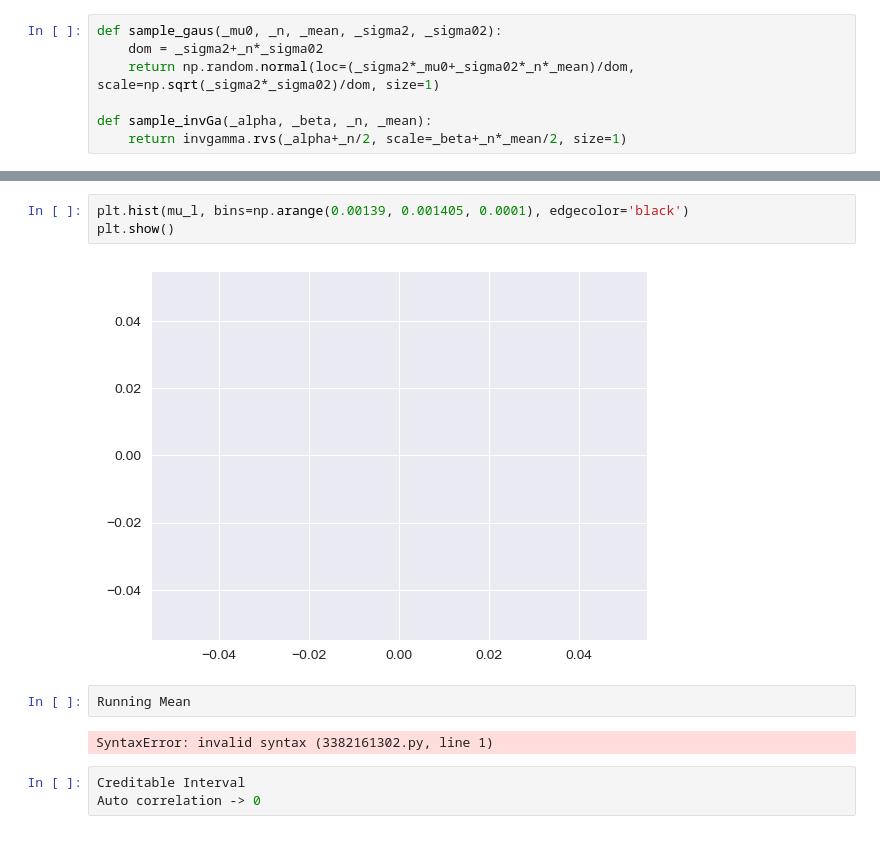
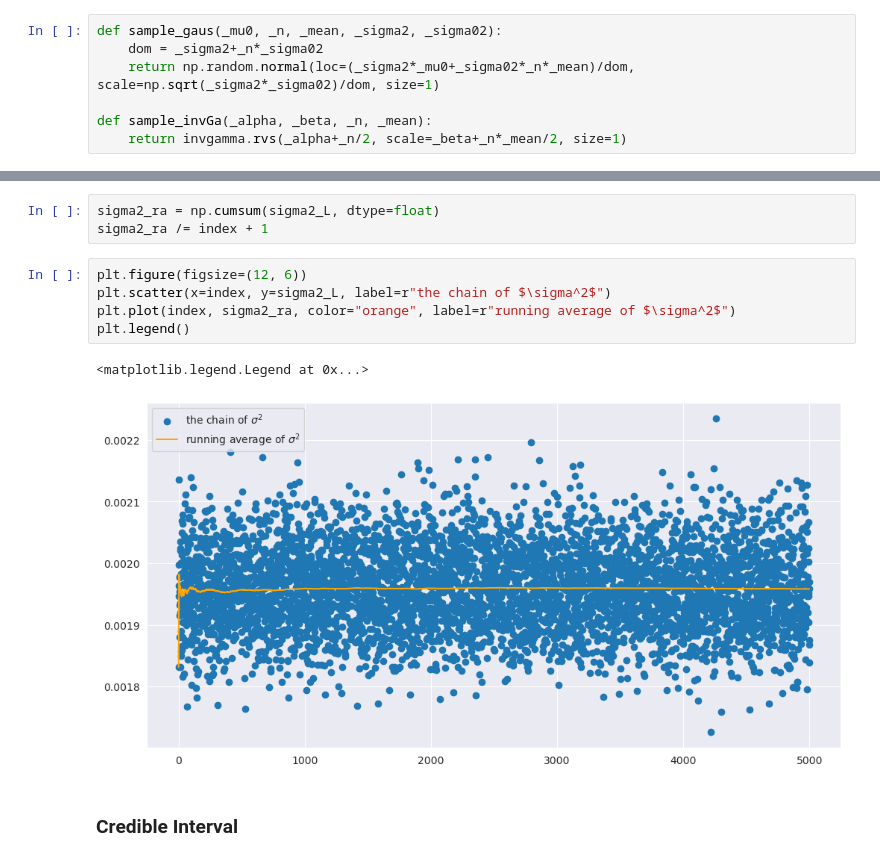
Before and after one commit to XDzzzzzZyq/Gibbs-Sampler, a Jupyter notebook: Gibbs Sampling.ipynb, the cells around one changed output, grey strips where cells are left out. Drawn from its saved outputs; the diff is of its cells as text.

```diff
--- a/Gibbs Sampling.ipynb
+++ b/Gibbs Sampling.ipynb
@@ -178,12 +197,13 @@ plt.scatter(x=range(len(mu_l)), y=mu_l)
-# %%
-plt.hist(mu_l, bins=np.arange(0.00139, 0.001405, 0.0001), edgecolor='black')
-plt.show()
-# %% [output]
-[figure, removed]
-# %%
-Running Mean
-# %% [output]
-SyntaxError: invalid syntax (3382161302.py, line 1)
-# %%
-Creditable Interval
-Auto correlation -> 0
+# %%
+sigma2_ra = np.cumsum(sigma2_L, dtype=float)
+sigma2_ra /= index + 1
+# %%
+plt.figure(figsize=(12, 6))
+plt.scatter(x=index, y=sigma2_L, label=r"the chain of $\sigma^2$")
+plt.plot(index, sigma2_ra, color="orange", label=r"running average of $\sigma^2$")
+plt.legend()
+# %% [output]
+<matplotlib.legend.Legend at 0x...>
+[figure, added]
+# %% [markdown]
+### Credible Interval
```
Also changed, not shown: parts of 16 cells of this notebook, 1 other file.
